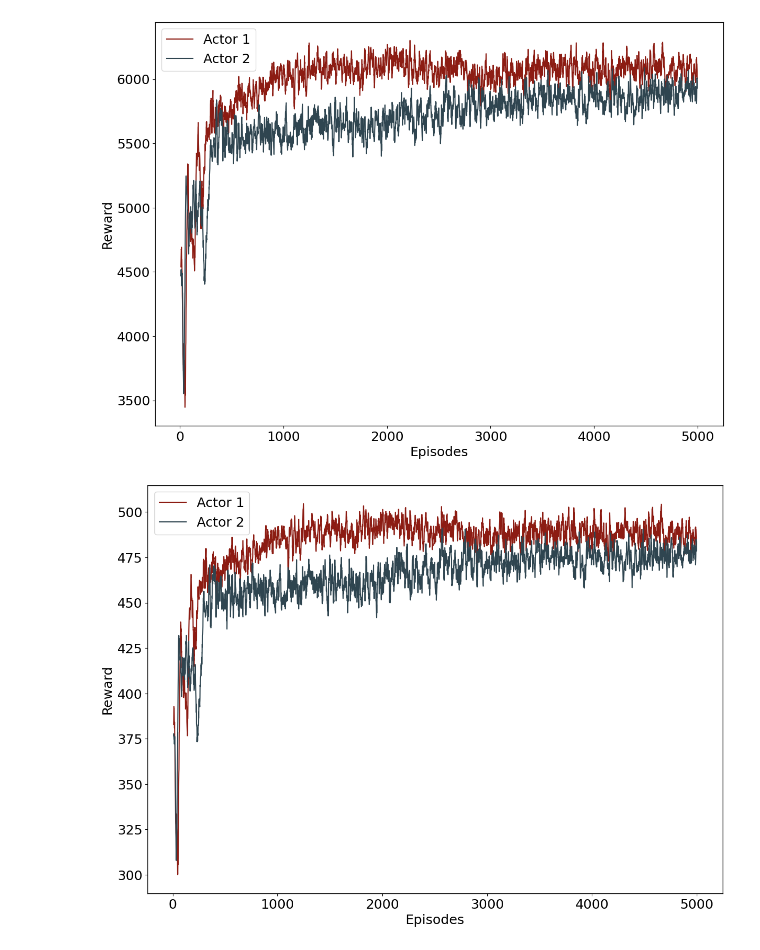
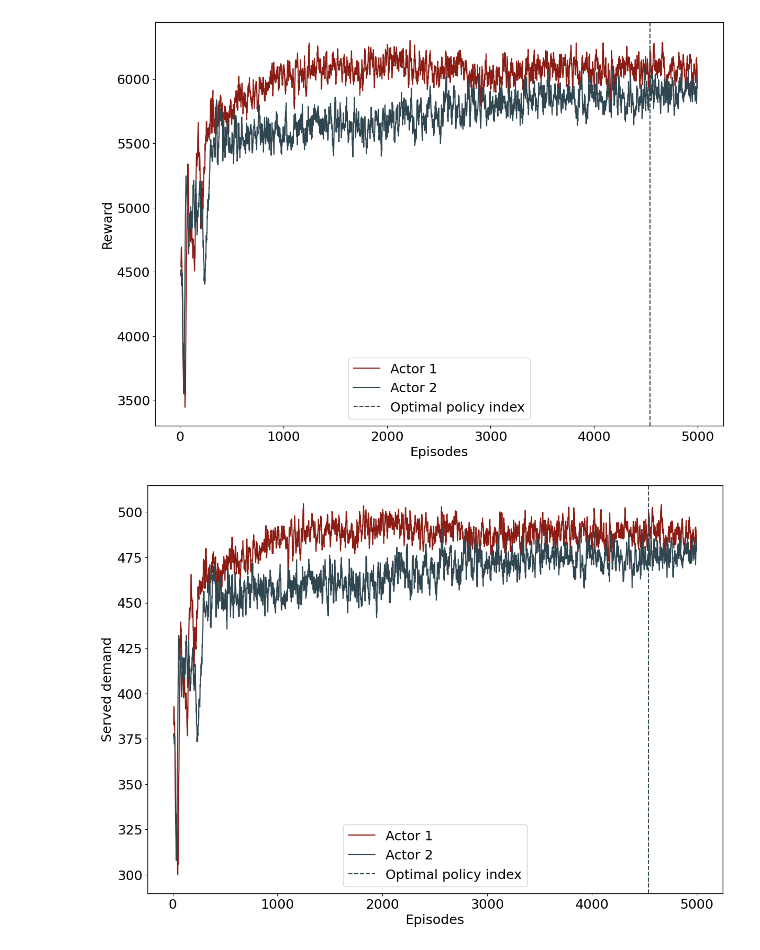
Before and after one commit to Jungar111/multi_agent_reinforcement_learning, a Jupyter notebook: notebooks/plots_for_thesis.ipynb, the cells around one changed output. Drawn from its saved outputs; the diff is of its cells as text; code cells hidden in the pictures.

```diff
--- a/notebooks/plots_for_thesis.ipynb
+++ b/notebooks/plots_for_thesis.ipynb
@@ -19,6 +19,8 @@ entries = []
 for obs in run.scan_history():
     entries.append(obs)
 df = pd.DataFrame(entries)
+# %%
+optimal_policy_idx = np.argmax(df["Best Reward"])
 # %%
 plt.plot(df["RL_1_SAC_bus_unmet_demand"].rolling(window=20).mean(), label="Actor 1")
 plt.plot(df["RL_2_SAC_bus_unmet_demand"].rolling(window=20).mean(), label="Actor 2")
@@ -56,20 +47,22 @@ Index(['RL_1_SAC_rebalancing_reward', 'RL_1_SAC_rebalancing_cost',
 # %%
 plt.plot(df["RL_1_SAC_reward"].rolling(window=10).mean(), label="Actor 1")
 plt.plot(df["RL_2_SAC_reward"].rolling(window=10).mean(), label="Actor 2")
+plt.axvline(x=optimal_policy_idx, color="#2F4550", linestyle='--', label="Optimal policy index")
 plt.xlabel("Episodes")
 plt.ylabel("Reward")
 plt.legend()
 plt.savefig(f"figs/{run.name}_reward_per_actor.png")
 plt.show()
 # %% [output]
-[figure, old version]
+[figure, new version]
 # %%
 plt.plot(df["RL_1_SAC_served_demand"].rolling(window=10).mean(), label="Actor 1")
 plt.plot(df["RL_2_SAC_served_demand"].rolling(window=10).mean(), label="Actor 2")
+plt.axvline(x=optimal_policy_idx, color="#2F4550", linestyle='--', label="Optimal policy index")
 plt.xlabel("Episodes")
-plt.ylabel("Reward")
+plt.ylabel("Served demand")
 plt.legend()
 plt.savefig(f"figs/{run.name}_served_demand.png")
 plt.show()
 # %% [output]
-[figure, old version]
+[figure, new version]
```
Also changed, not shown: parts of 5 cells of this notebook.
